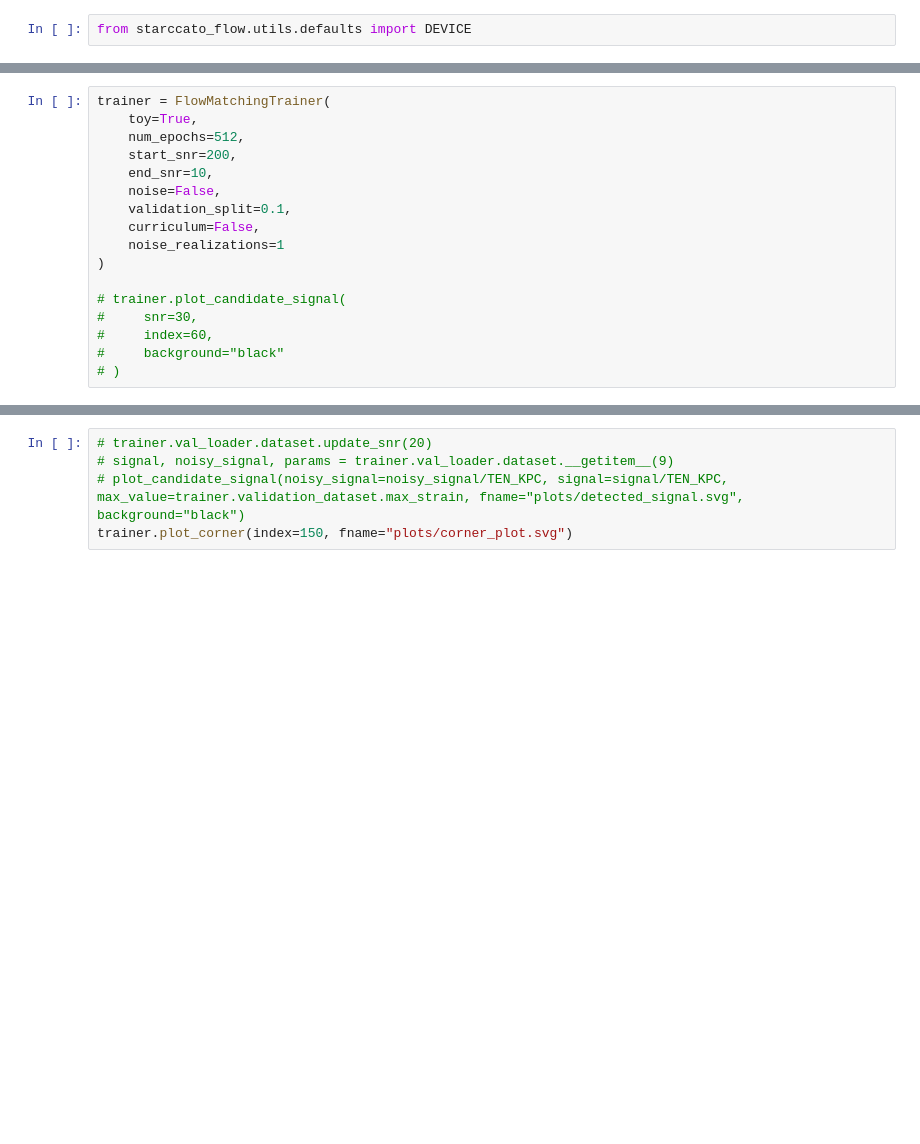
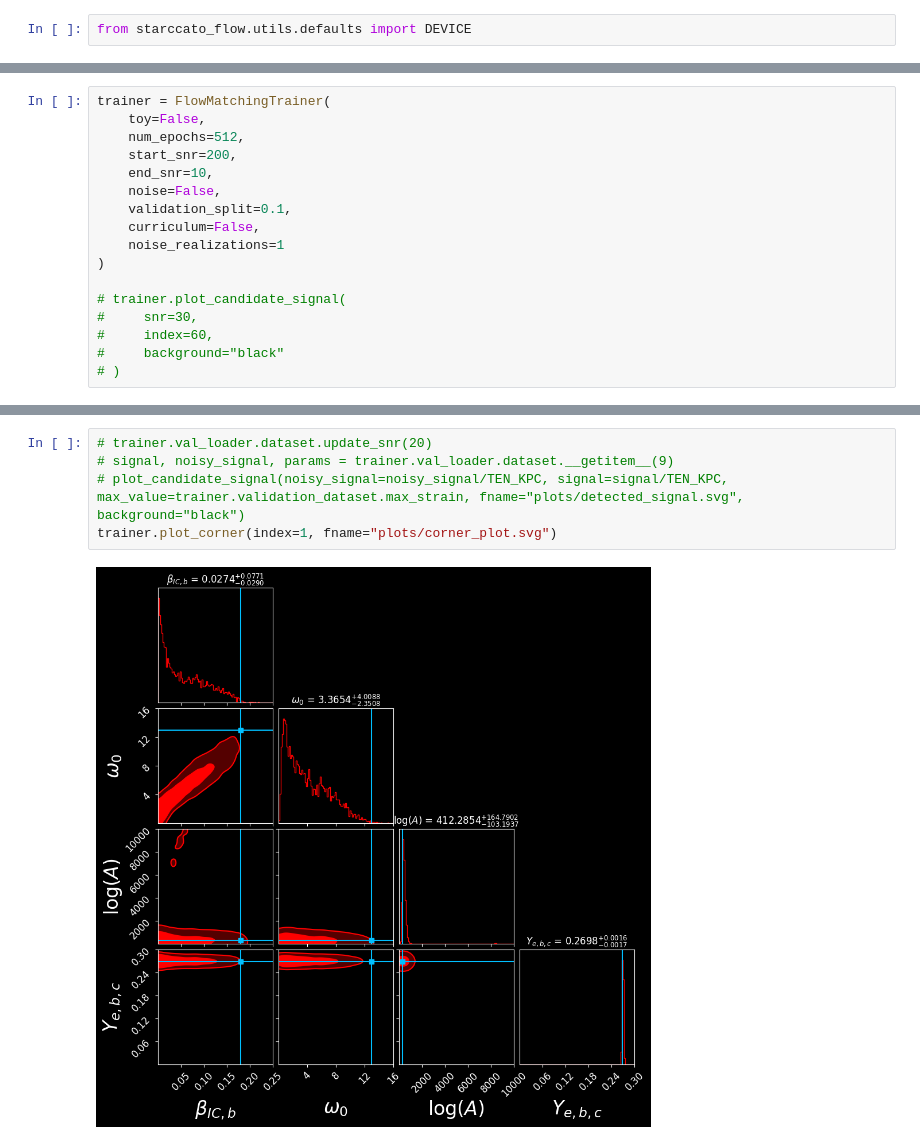
Before and after one commit to starccato/starccato-flow, a Jupyter notebook: train_flow_matching.ipynb, the cells around one changed output, grey strips where cells are left out. Cells and saved outputs as stored; diff of their text form; blank space fills up the shorter version.

```diff
--- a/train_flow_matching.ipynb
+++ b/train_flow_matching.ipynb
@@ -25,6 +30,6 @@ toy_dataset.plot_signal_distribution(background="black", font_family="sans-serif
 # %%
 trainer = FlowMatchingTrainer(
-    toy=True,
+    toy=False,
     num_epochs=512,
     start_snr=200,
     end_snr=10,
@@ -46,8 +85,10 @@ trainer.display_results()
 # %%
 # trainer.val_loader.dataset.update_snr(20)
 # signal, noisy_signal, params = trainer.val_loader.dataset.__getitem__(9)
 # plot_candidate_signal(noisy_signal=noisy_signal/TEN_KPC, signal=signal/TEN_KPC, max_value=trainer.validation_dataset.max_strain, fname="plots/detected_signal.svg", background="black")
-trainer.plot_corner(index=150, fname="plots/corner_plot.svg")
+trainer.plot_corner(index=1, fname="plots/corner_plot.svg")
+# %% [output]
+[figure, added]
 # %%
 def plot_velocity_field_evolution(trainer, n_test_samples=300, n_steps=8, background="white", fname="plots/flow_evolution_1d_marginals.png"):
     """
```
Also changed, not shown: parts of 7 cells of this notebook, 9 other files.
